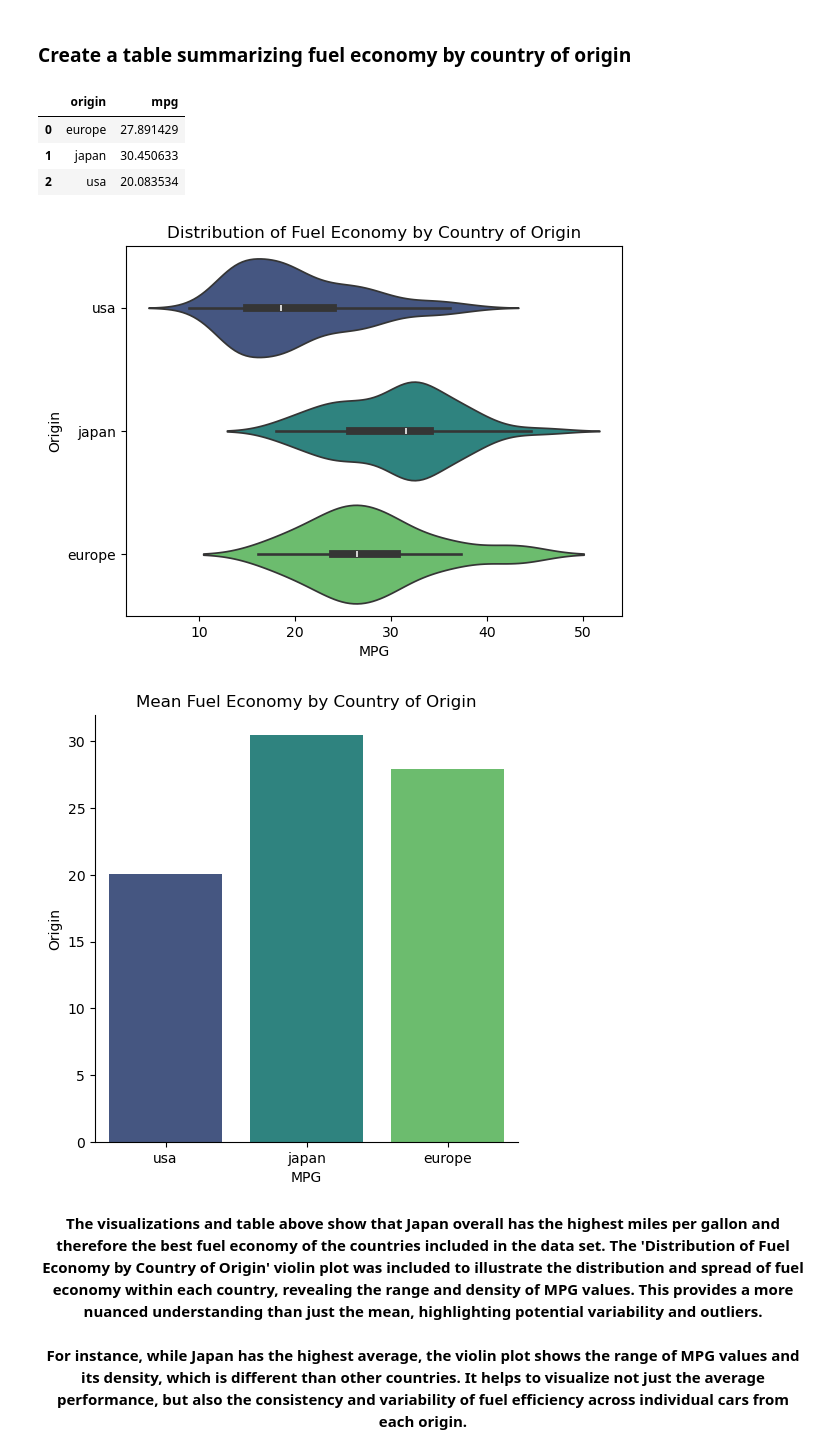
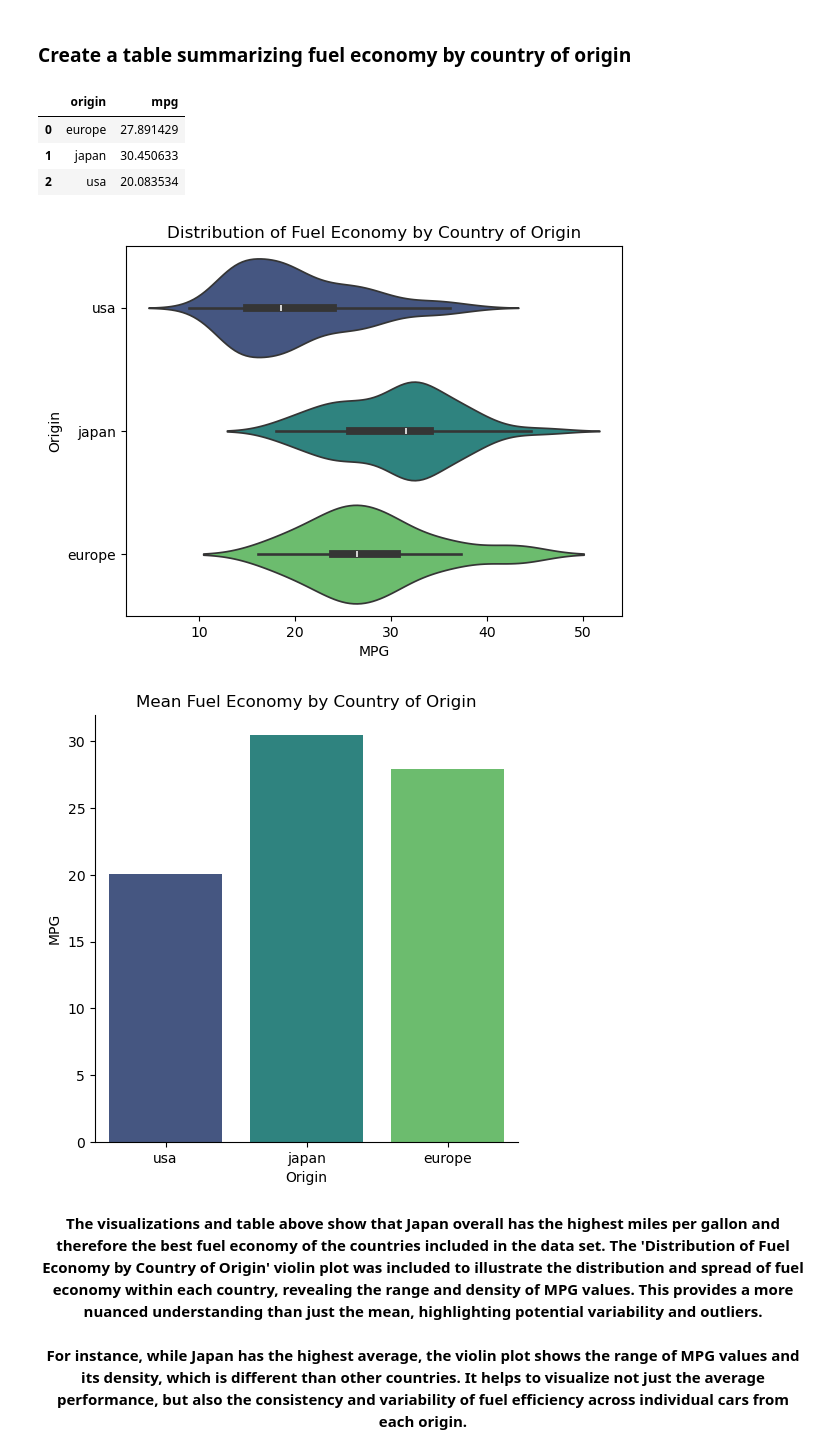
Before and after one commit to milesck/Fuel-Economy-Analysis, a Jupyter notebook: Python Portfolio Project.ipynb, the cells around one changed output. Drawn from its saved outputs; the diff is of its cells as text; code cells hidden in the pictures.

```diff
--- a/Python Portfolio Project.ipynb
+++ b/Python Portfolio Project.ipynb
@@ -44,23 +44,23 @@ The scatter plot illustrates the trade-off between horsepower and fuel economy (
 # %%
 sns.violinplot(data=mpg, x="mpg", y="origin", hue="origin", palette="viridis")
 plt.xlabel("MPG")
 plt.ylabel("Origin")
 plt.title('Distribution of Fuel Economy by Country of Origin')
 sns.catplot(
     data=mpg,
     x="origin", y="mpg", hue= "origin", kind="bar", palette="viridis", errorbar=None)
-plt.xlabel("MPG")
-plt.ylabel("Origin")
+plt.xlabel("Origin")
+plt.ylabel("MPG")
 plt.title('Mean Fuel Economy by Country of Origin')
 mpg_mean = mpg.groupby(by="origin").mean(numeric_only=True)["mpg"].reset_index()
 mpg_mean
 # %% [output]
 |  | origin | mpg |
 | 0 | europe | 27.891429 |
 | 1 | japan | 30.450633 |
 | 2 | usa | 20.083534 |
 [figure]
-[figure, old version]
+[figure, new version]
 # %% [markdown]
 <div style="text-align: center; font-size: 15px; font-weight: bold;">
 The visualizations and table above show that Japan overall has the highest miles per gallon and therefore the best fuel economy of the countries included in the data set. The 'Distribution of Fuel Economy by Country of Origin' violin plot was included to illustrate the distribution and spread of fuel economy within each country, revealing the range and density of MPG values. This provides a more nuanced understanding than just the mean, highlighting potential variability and outliers.<br><br>
```
Also changed, not shown: parts of 2 cells of this notebook.
